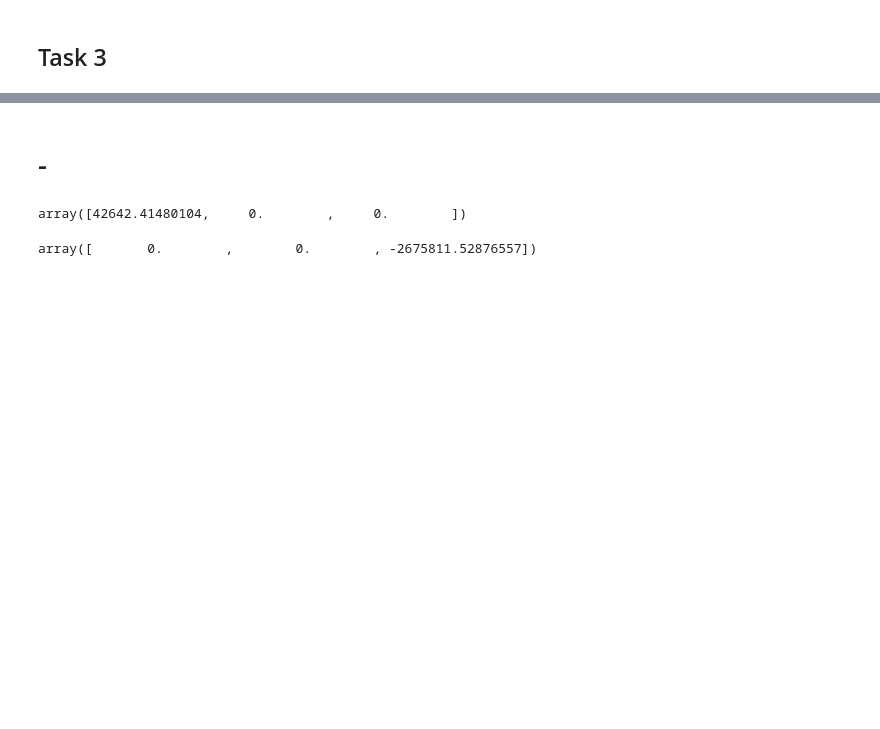
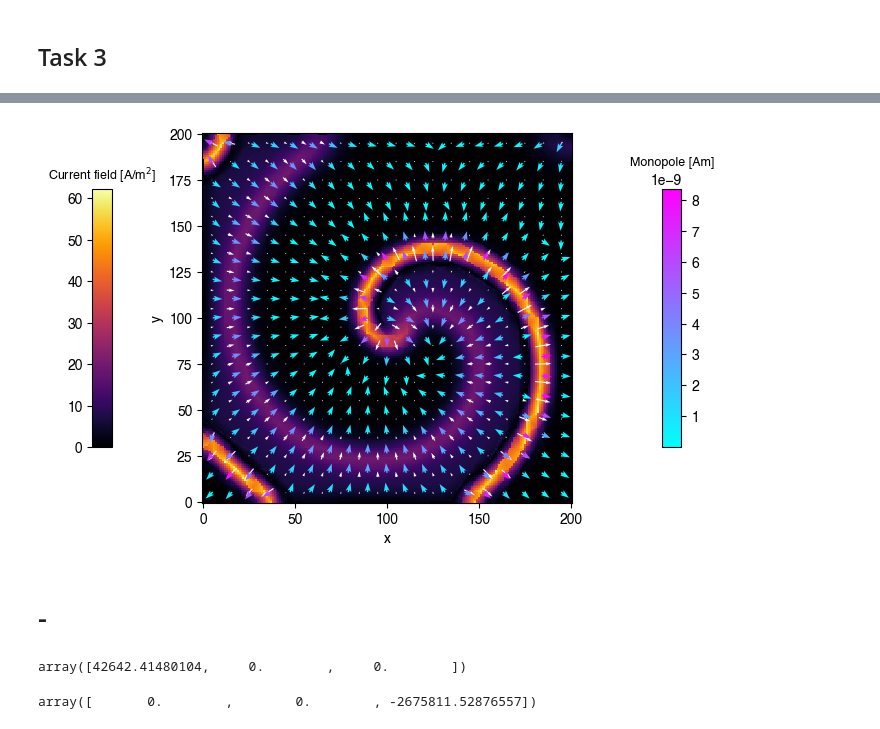
Before and after one commit to mikeonly/currio, a Jupyter notebook: notebooks/Multipole.ipynb, the cells around one changed output, grey strips where cells are left out. Drawn from its saved outputs; the diff is of its cells as text; code cells hidden in the pictures; blank space fills up the shorter version.

```diff
--- a/notebooks/Multipole.ipynb
+++ b/notebooks/Multipole.ipynb
@@ -539,3 +753,38 @@ plot_vector_field_2d_monopoles(GridSampler.pts_to_grid(current_density, 250, 250
+# %%
+gds, gcs = get_grid_monopole_expansion_time_3d(
+    cds,
+    pts,
+    grid_spec=(19,19,1),  # 3D grid spec (x, y,z)
+    volume_element=volume_element
+)
+
+# Mask for z=0.0001 plane (midplane)
+mask_z0 = np.isclose(pts[:, 2], 0.0001, atol=1e-12)
+
+# Apply mask
+pts_z0 = pts[mask_z0]
+cds_z0 = cds[mask_z0]  # shape: (N_z0, 3, T)
+
+z_centers = gcs[:, :, :, 0, 2]
+z_idx = np.where(np.isclose(z_centers[0, 0, :], 0.0001, atol=1e-12))[0]
+z_idx = z_idx[0]
+
+gds_z0 = gds[:, :, z_idx, :, :]
+gcs_z0 = gcs[:, :, z_idx, :, :]
+# %%
+t_idx = 150 # Change according to the time step we evaluate
+cds_t = cds_z0[:,:,t_idx]
+gds_t = gds_z0[:,:,t_idx]
+gcs_t = gcs_z0[:,:,t_idx]
+# %%
+xs_unique = np.unique(np.round(pts_z0[:, 0], 12))
+ys_unique = np.unique(np.round(pts_z0[:, 1], 12))
+
+grid_centers_idx = rescale_centers_to_index(gcs_t, xs_unique, ys_unique)
+# %%
+plot_vector_field_2d_monopoles(GridSampler.pts_to_grid(cds_t, 201, 201)[0:2, :, :], gds_t, grid_centers_idx, color='white', units=r'A/m$^2$', units_mono=r'Am', monopole_cmap='cool', cmap='inferno')
+# %% [output]
+[figure, added]
 # %% [markdown]
 # -
 # %%
```
Also changed, not shown: parts of 16 cells of this notebook.
